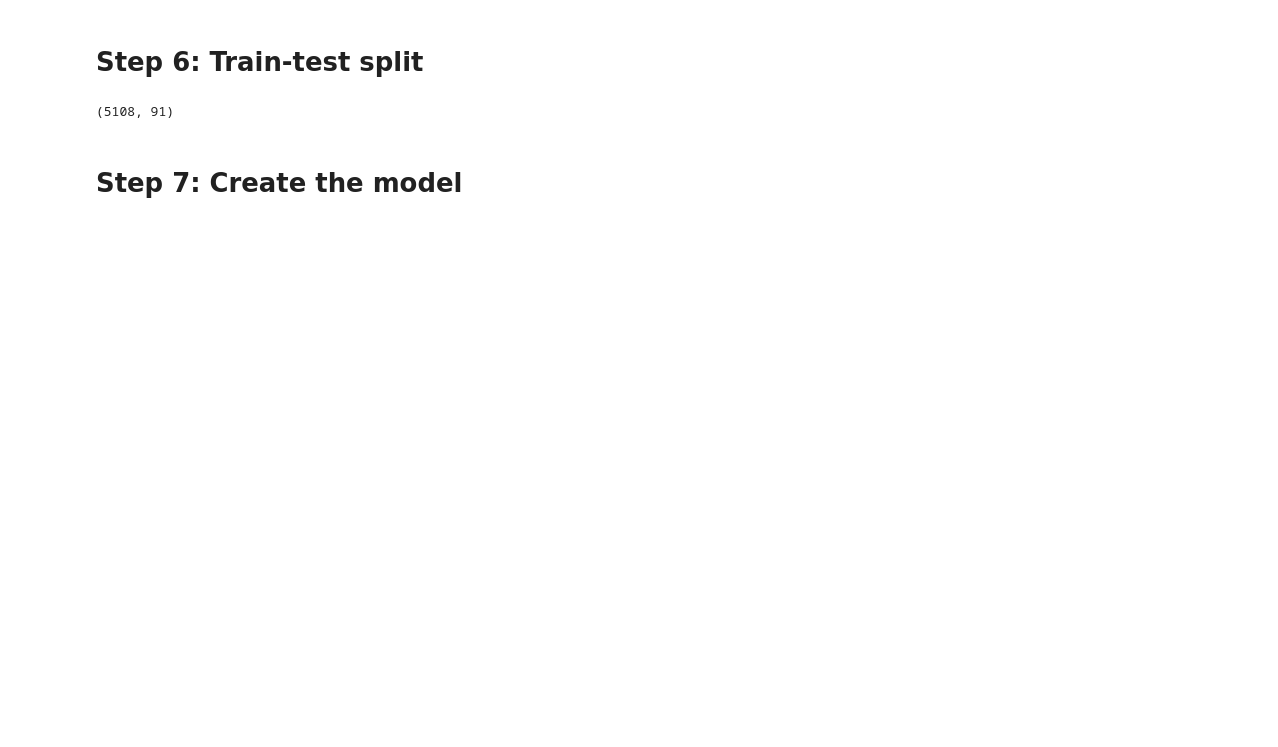
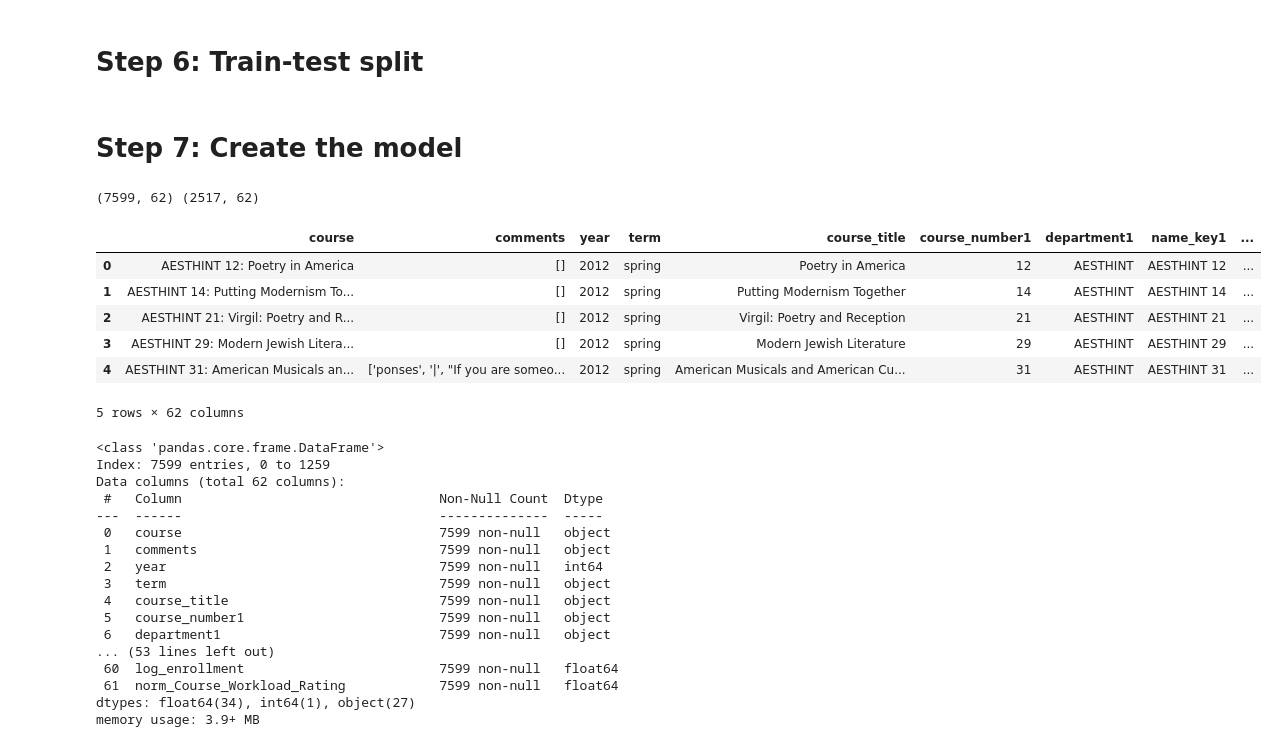
Before and after one commit to MattHAndrews/cs109a_final_project, a Jupyter notebook: Project.ipynb, the cells around one changed output. Saved outputs shown, nothing was run; the diff lists cells and outputs as text; code cells hidden in the pictures; blank space fills up the shorter version.

```diff
--- a/Project.ipynb
+++ b/Project.ipynb
@@ -567,3 +573,6 @@ df_copy.head()
+# %%
+threshold = 30
+df_copy['course_type'] = df_copy['enrollment'].apply(lambda x: 'seminar' if x <= threshold else 'lecture')
 # %% [markdown]
 # Step 3: Look at the missing data and drop columns with >50 of the data missing
 ## Includes summary statistics, and data shapes
@@ -868,3 +857,11 @@ numerical_columns = column_data_types[column_data_types != 'object'].index.tolis
+# %%
+# Impute missing values for numerical columns with median
+num_imputer = SimpleImputer(strategy='median')
+data_cleaned[numerical_columns] = num_imputer.fit_transform(data_cleaned[numerical_columns])
+
+# Impute missing values for categorical columns with mode
+cat_imputer = SimpleImputer(strategy='most_frequent')
+data_cleaned[categorical_columns] = cat_imputer.fit_transform(data_cleaned[categorical_columns])
 # %% [markdown]
 # Step 6: Train-test split
 # %%
@@ -893,8 +890,6 @@ for start_year in range(2006, 2016):  # last training set starts in 2015
 
 validation_size = len(validation_sets['2009-2010'])
 test_size = len(test_sets['2009-2010'])
-# %% [output]
-(5108, 91)
 # %%
 X_trains = {}
 y_trains = {}
@@ -905,3 +900,36 @@ for key, train_data in training_sets.items():
     y_trains[key] = train_data['enrollment']  # Target variable
 # %% [markdown]
 # Step 7: Create the model
+# %%
+sample_train = training_sets['2012-2014'].dropna()
+sample_test = test_sets['2015-2016'].dropna()
+
+print(sample_train.shape, sample_test.shape)
+display(sample_train.head())
+sample_train.info()
+# %% [output]
+(7599, 62) (2517, 62)
+|  | course | comments | year | term | course_title | course_number1 | department1 | name_key1 | ... |
+| 0 | AESTHINT 12: Poetry in America | [] | 2012 | spring | Poetry in America | 12 | AESTHINT | AESTHINT 12 | ... |
+| 1 | AESTHINT 14: Putting Modernism To... | [] | 2012 | spring | Putting Modernism Together | 14 | AESTHINT | AESTHINT 14 | ... |
+| 2 | AESTHINT 21: Virgil: Poetry and R... | [] | 2012 | spring | Virgil: Poetry and Reception | 21 | AESTHINT | AESTHINT 21 | ... |
+| 3 | AESTHINT 29: Modern Jewish Litera... | [] | 2012 | spring | Modern Jewish Literature | 29 | AESTHINT | AESTHINT 29 | ... |
+| 4 | AESTHINT 31: American Musicals an... | ['ponses', '|', "If you are someo... | 2012 | spring | American Musicals and American Cu... | 31 | AESTHINT | AESTHINT 31 | ... |
+5 rows × 62 columns
+<class 'pandas.core.frame.DataFrame'>
+Index: 7599 entries, 0 to 1259
+Data columns (total 62 columns):
+ #   Column                                 Non-Null Count  Dtype
+---  ------                                 --------------  -----
+ 0   course                                 7599 non-null   object
+ 1   comments                               7599 non-null   object
+ 2   year                                   7599 non-null   int64
+ 3   term                                   7599 non-null   object
+ 4   course_title                           7599 non-null   object
+ 5   course_number1                         7599 non-null   object
+ 6   department1                            7599 non-null   object
+... (53 lines left out)
+ 60  log_enrollment                         7599 non-null   float64
+ 61  norm_Course_Workload_Rating            7599 non-null   float64
+dtypes: float64(34), int64(1), object(27)
+memory usage: 3.9+ MB
```
Also changed, not shown: parts of 16 cells of this notebook.
